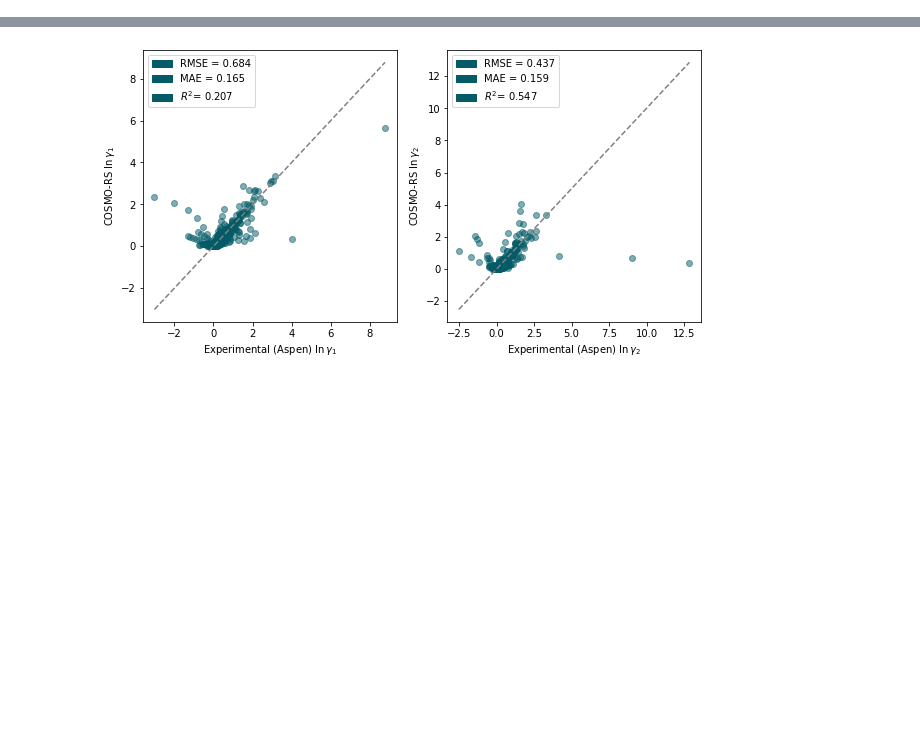
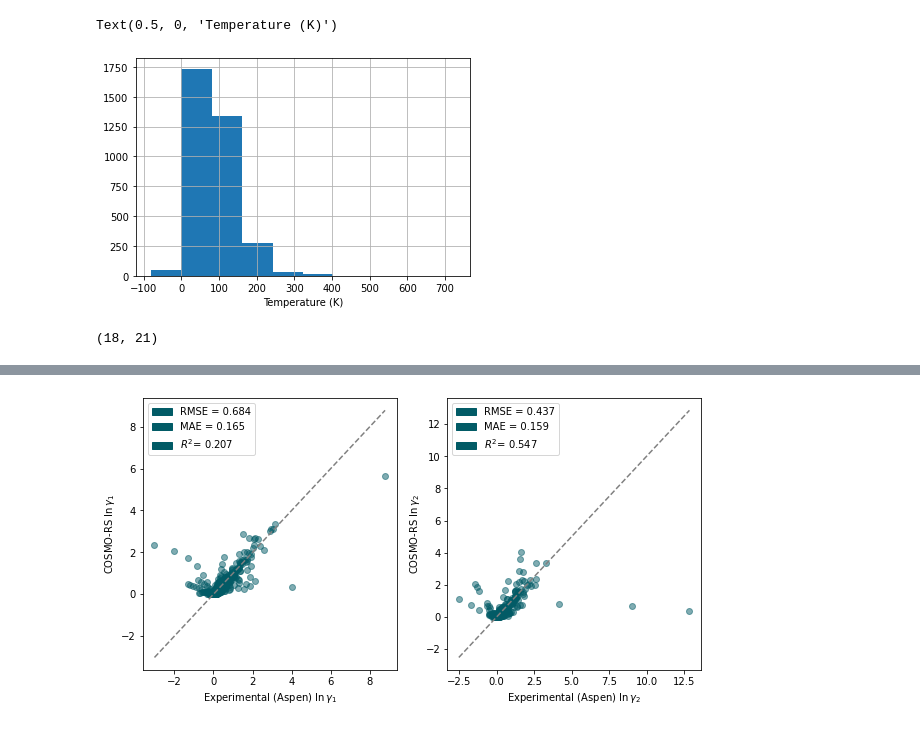
Before and after one commit to sustainable-processes/deep_gamma, a Jupyter notebook: nbs/aspen_cosmo_comparison.ipynb, the cells around one changed output, grey strips where cells are left out. Drawn from its saved outputs; the diff is of its cells as text; code cells hidden in the pictures; blank space fills up the shorter version.

Commit message:
Visualizations

```diff
--- a/nbs/aspen_cosmo_comparison.ipynb
+++ b/nbs/aspen_cosmo_comparison.ipynb
@@ -14,3 +14,13 @@ aspen_data = aspen_data.rename(columns={"TRange": "temperature (K)", "x1": "x(1)
 df = pd.read_csv(DATA_PATH/"data_no_features.csv")
 features = pd.read_csv(DATA_PATH/"features.csv")
 cosmo_df = pd.concat([df, features], axis=1)
+# %%
+ax = aspen_data["TUPPER"].hist()
+ax.set_xlabel("Temperature (K)")
+# %% [output]
+Text(0.5, 0, 'Temperature (K)')
+[figure, added]
+# %%
+aspen_data[aspen_data["TUPPER"]>298.15].shape
+# %% [output]
+(18, 21)
```
Also changed, not shown: parts of 1 cell of this notebook, 8 other files.
